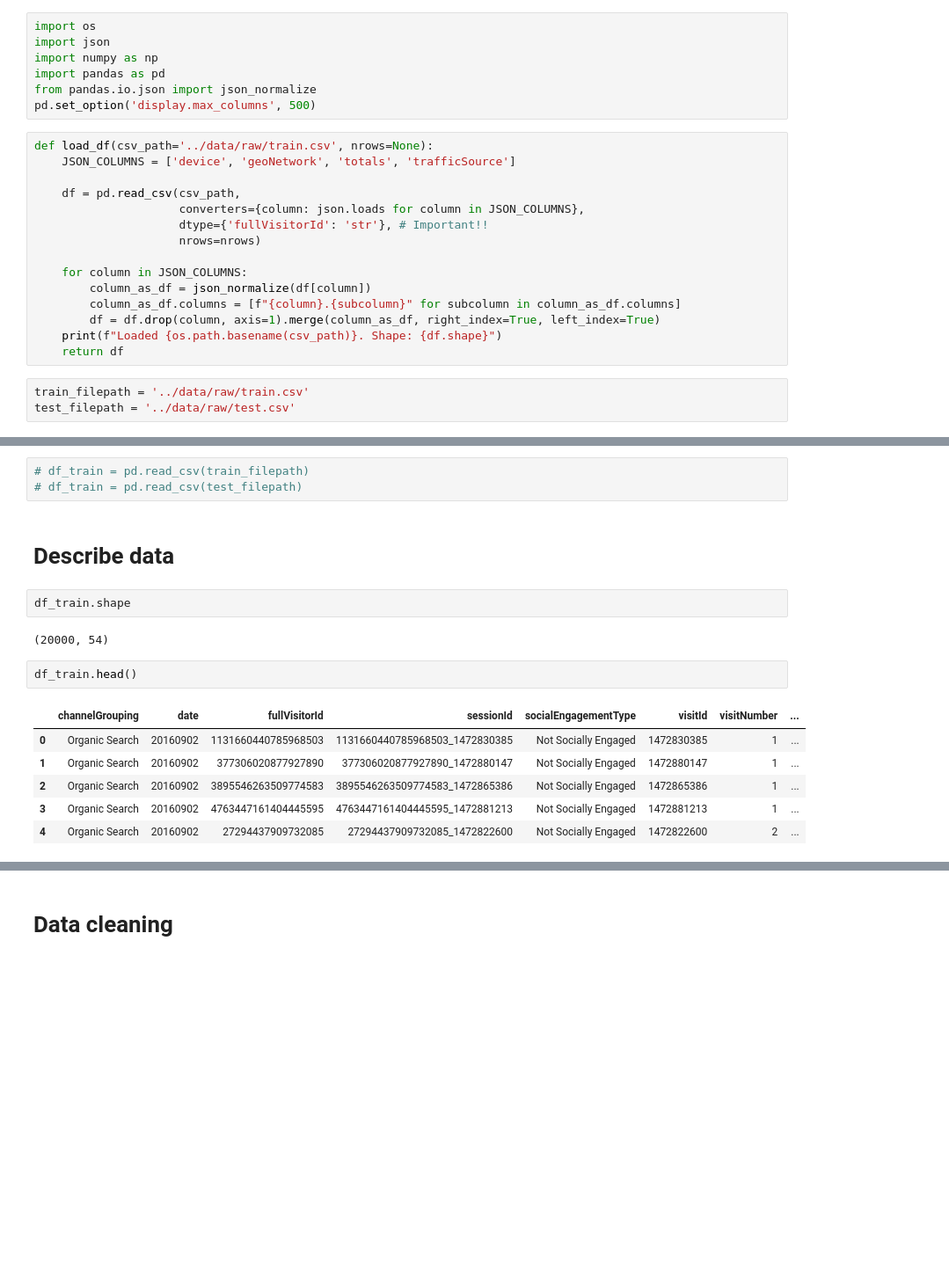
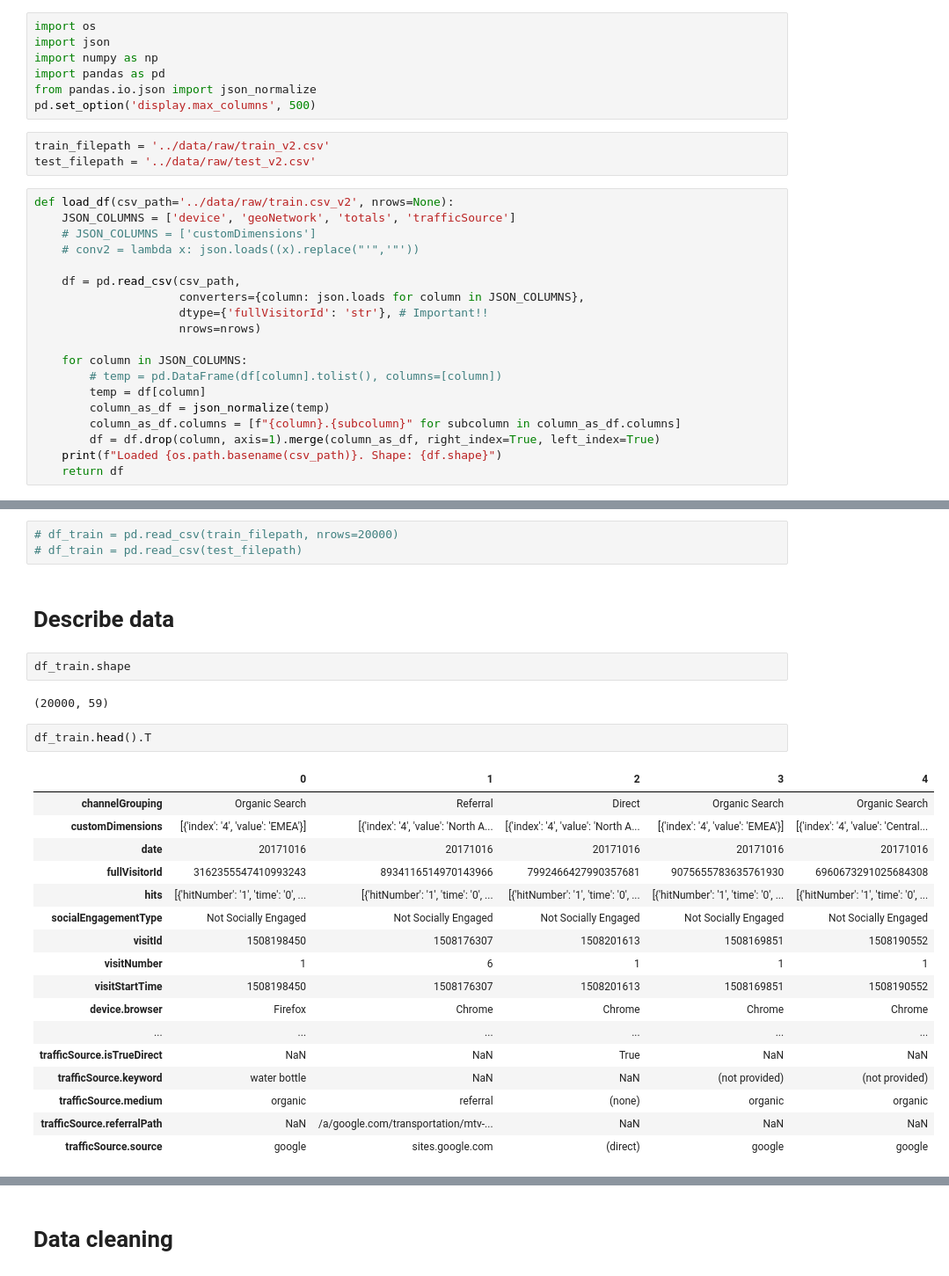
Before and after one commit to weynars/gstore_kaggle, a Jupyter notebook: notebooks/LW_Data_Exploration.ipynb, the cells around one changed output, grey strips where cells are left out. Shown at 88% size. Saved outputs shown, nothing was run; the diff lists cells and outputs as text; blank space fills up the shorter version.

```diff
--- a/notebooks/LW_Data_Exploration.ipynb
+++ b/notebooks/LW_Data_Exploration.ipynb
@@ -7,9 +7,14 @@ import numpy as np
 import pandas as pd
 from pandas.io.json import json_normalize
 pd.set_option('display.max_columns', 500)
+# %%
+train_filepath = '../data/raw/train_v2.csv'
+test_filepath = '../data/raw/test_v2.csv'
 # %%
-def load_df(csv_path='../data/raw/train.csv', nrows=None):
+def load_df(csv_path='../data/raw/train.csv_v2', nrows=None):
     JSON_COLUMNS = ['device', 'geoNetwork', 'totals', 'trafficSource']
+    # JSON_COLUMNS = ['customDimensions']
+    # conv2 = lambda x: json.loads((x).replace("'",'"'))
 
     df = pd.read_csv(csv_path,
                      converters={column: json.loads for column in JSON_COLUMNS},
@@ -17,14 +22,13 @@ def load_df(csv_path='../data/raw/train.csv', nrows=None):
                      nrows=nrows)
 
     for column in JSON_COLUMNS:
-        column_as_df = json_normalize(df[column])
+        # temp = pd.DataFrame(df[column].tolist(), columns=[column])
+        temp = df[column]
+        column_as_df = json_normalize(temp)
         column_as_df.columns = [f"{column}.{subcolumn}" for subcolumn in column_as_df.columns]
         df = df.drop(column, axis=1).merge(column_as_df, right_index=True, left_index=True)
     print(f"Loaded {os.path.basename(csv_path)}. Shape: {df.shape}")
     return df
-# %%
-train_filepath = '../data/raw/train.csv'
-test_filepath = '../data/raw/test.csv'
 # %%
 %%time
 df_train = load_df(csv_path=train_filepath, nrows=20000)
@@ -40,21 +41,32 @@ Wall time: 5.83 s
 # %%
-# df_train = pd.read_csv(train_filepath)
+# df_train = pd.read_csv(train_filepath, nrows=20000)
 # df_train = pd.read_csv(test_filepath)
 # %% [markdown]
 # Describe data
 # %%
 df_train.shape
 # %% [output]
-(20000, 54)
+(20000, 59)
 # %%
-df_train.head()
+df_train.head().T
 # %% [output]
-|  | channelGrouping | date | fullVisitorId | sessionId | socialEngagementType | visitId | visitNumber | ... |
-| 0 | Organic Search | 20160902 | 1131660440785968503 | 1131660440785968503_1472830385 | Not Socially Engaged | 1472830385 | 1 | ... |
-| 1 | Organic Search | 20160902 | 377306020877927890 | 377306020877927890_1472880147 | Not Socially Engaged | 1472880147 | 1 | ... |
-| 2 | Organic Search | 20160902 | 3895546263509774583 | 3895546263509774583_1472865386 | Not Socially Engaged | 1472865386 | 1 | ... |
-| 3 | Organic Search | 20160902 | 4763447161404445595 | 4763447161404445595_1472881213 | Not Socially Engaged | 1472881213 | 1 | ... |
-| 4 | Organic Search | 20160902 | 27294437909732085 | 27294437909732085_1472822600 | Not Socially Engaged | 1472822600 | 2 | ... |
+|  | 0 | 1 | 2 | 3 | 4 |
+| channelGrouping | Organic Search | Referral | Direct | Organic Search | Organic Search |
+| customDimensions | [{'index': '4', 'value': 'EMEA'}] | [{'index': '4', 'value': 'North A... | [{'index': '4', 'value': 'North A... | [{'index': '4', 'value': 'EMEA'}] | [{'index': '4', 'value': 'Central... |
+| date | 20171016 | 20171016 | 20171016 | 20171016 | 20171016 |
+| fullVisitorId | 3162355547410993243 | 8934116514970143966 | 7992466427990357681 | 9075655783635761930 | 6960673291025684308 |
+| hits | [{'hitNumber': '1', 'time': '0', ... | [{'hitNumber': '1', 'time': '0', ... | [{'hitNumber': '1', 'time': '0', ... | [{'hitNumber': '1', 'time': '0', ... | [{'hitNumber': '1', 'time': '0', ... |
+| socialEngagementType | Not Socially Engaged | Not Socially Engaged | Not Socially Engaged | Not Socially Engaged | Not Socially Engaged |
+| visitId | 1508198450 | 1508176307 | 1508201613 | 1508169851 | 1508190552 |
+| visitNumber | 1 | 6 | 1 | 1 | 1 |
+| visitStartTime | 1508198450 | 1508176307 | 1508201613 | 1508169851 | 1508190552 |
+| device.browser | Firefox | Chrome | Chrome | Chrome | Chrome |
+| ... | ... | ... | ... | ... | ... |
+| trafficSource.isTrueDirect | NaN | NaN | True | NaN | NaN |
+| trafficSource.keyword | water bottle | NaN | NaN | (not provided) | (not provided) |
+| trafficSource.medium | organic | referral | (none) | organic | organic |
+| trafficSource.referralPath | NaN | /a/google.com/transportation/mtv-... | NaN | NaN | NaN |
+| trafficSource.source | google | sites.google.com | (direct) | google | google |
 # %%
 df_train.dtypes
 # %% [output]
```
Also changed, not shown: parts of 17 cells of this notebook.
